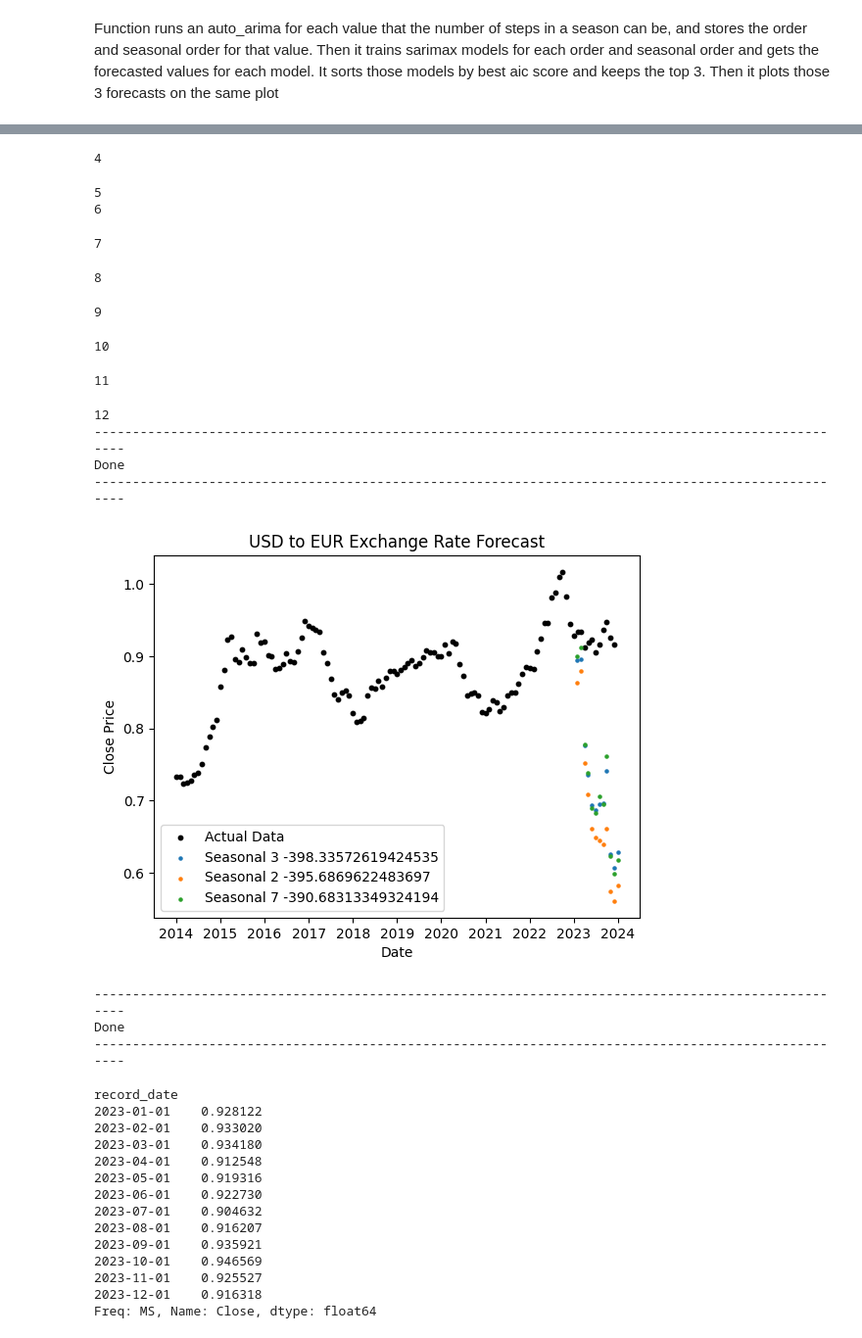
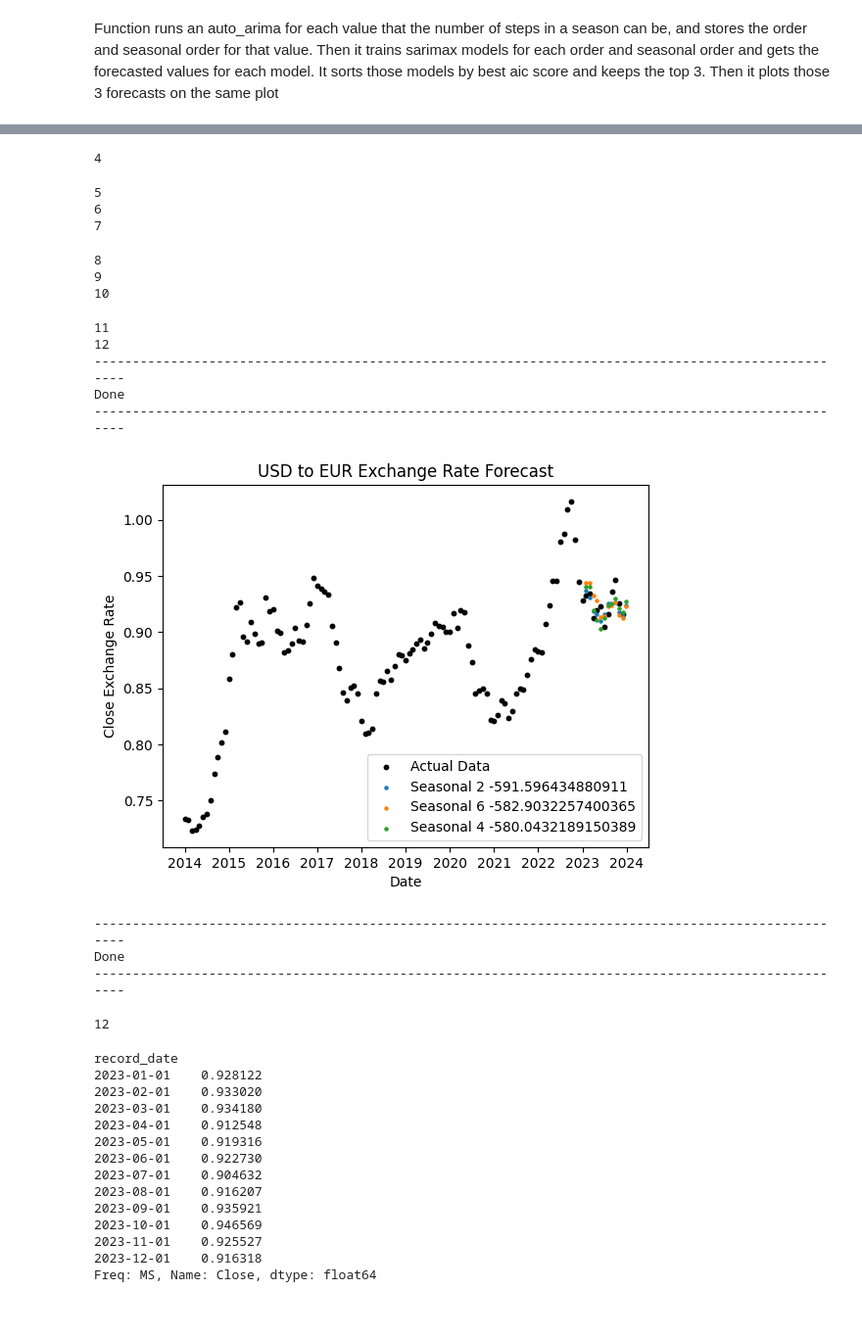
Before and after one commit to shayan1083/FinancialAnalysis, a Jupyter notebook: exchange_forecast.ipynb, the cells around one changed output, grey strips where cells are left out. Shown at 98% size. Drawn from its saved outputs; the diff is of its cells as text; code cells hidden in the pictures; blank space fills up the shorter version.

```diff
--- a/exchange_forecast.ipynb
+++ b/exchange_forecast.ipynb
@@ -408,7 +408,7 @@ exo4 = ['Euro CCI', 'US CCI', 'Euro Inflation Rate', 'US Inflation Rate',
 exo5 = ['Euro CCI', 'US CCI', 'Euro Inflation Rate', 'US Inflation Rate',
        'Euro_GDP_Growth', 'US_GDP_Growth', 'US Interest Rate', 'Euro Interest Rate',
        'Inflation_Ratio','GDP_Ratio','Interest_Ratio']
-sorted_means = do_all(train['Close'], train[exo5], test[exo5], df, df['Close'], 'ct')
+sorted_means = do_all(train['Close'], train[exo2], test[exo2], df, df['Close'], 'ct')
 # %% [output]
 ----------------------------------------------------------------------------------------------------
 Determining ARIMA Orders For Each Seasonality Steps Value
@@ -425,24 +425,28 @@ Determining ARIMA Orders For Each Seasonality Steps Value
 ... (6 lines left out)
 Training SARIMAX Models for each Order Found
 ----------------------------------------------------------------------------------------------------
 2
 3
 4
 5
 6
+7
-7
+8
+9
+10
-8
+11
+12
+----------------------------------------------------------------------------------------------------
+Done
+----------------------------------------------------------------------------------------------------
+[figure, new version]
-9
+----------------------------------------------------------------------------------------------------
+Done
+----------------------------------------------------------------------------------------------------
-10
-11
-12
-----------------------------------------------------------------------------------------------------
-Done
-----------------------------------------------------------------------------------------------------
-[figure, old version]
-----------------------------------------------------------------------------------------------------
-Done
-----------------------------------------------------------------------------------------------------
+# %%
+len(test)
+# %% [output]
+12
 # %%
 print(test['Close'])
 # %% [output]
```
Also changed, not shown: parts of 5 cells of this notebook.
